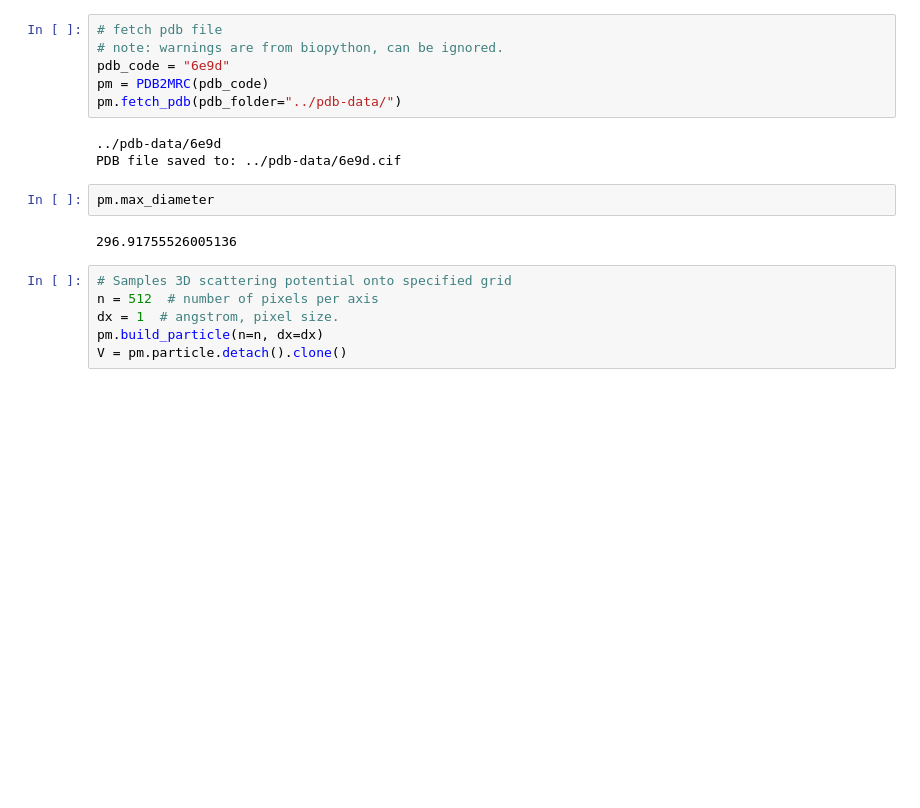
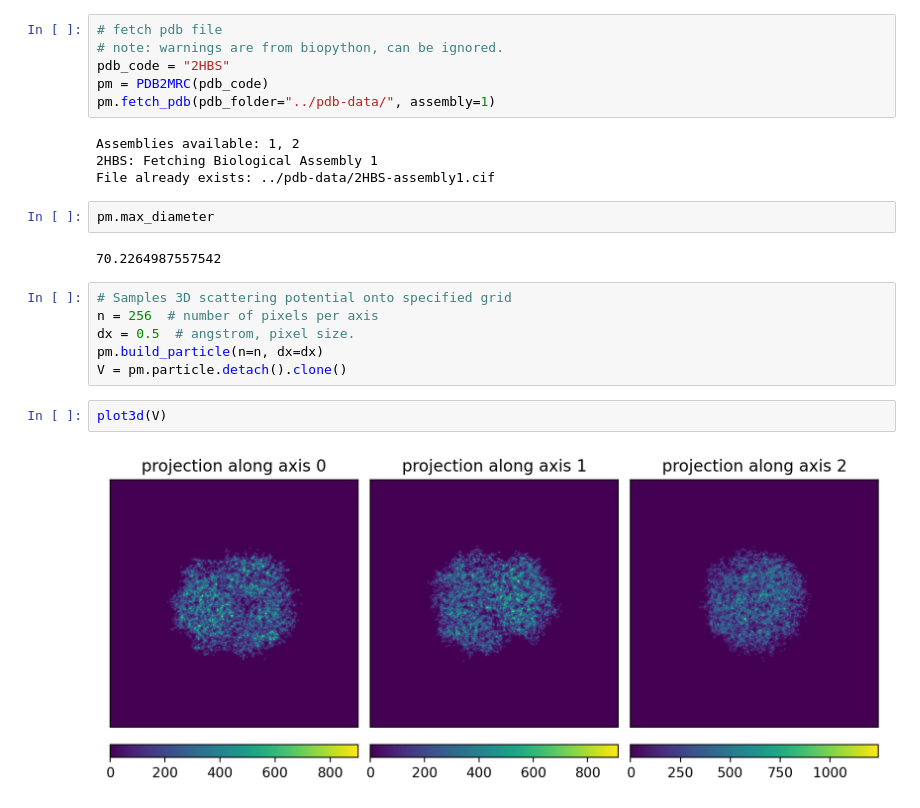
Before and after one commit to joelyeois/specter, a Jupyter notebook: dev-notebooks/duplicate-particle-neighbours.ipynb, the cells around one changed output. Drawn from its saved outputs; the diff is of its cells as text; blank space fills up the shorter version.

Commit message:
update pdb fetcher

```diff
--- a/dev-notebooks/duplicate-particle-neighbours.ipynb
+++ b/dev-notebooks/duplicate-particle-neighbours.ipynb
@@ -19,19 +24,24 @@ from fft_tools import fft2
 # %%
 # fetch pdb file
 # note: warnings are from biopython, can be ignored.
-pdb_code = "6e9d"
+pdb_code = "2HBS"
 pm = PDB2MRC(pdb_code)
-pm.fetch_pdb(pdb_folder="../pdb-data/")
+pm.fetch_pdb(pdb_folder="../pdb-data/", assembly=1)
 # %% [output]
-../pdb-data/6e9d
-PDB file saved to: ../pdb-data/6e9d.cif
+Assemblies available: 1, 2
+2HBS: Fetching Biological Assembly 1
+File already exists: ../pdb-data/2HBS-assembly1.cif
 # %%
 pm.max_diameter
 # %% [output]
-296.91755526005136
+70.2264987557542
 # %%
 # Samples 3D scattering potential onto specified grid
-n = 512  # number of pixels per axis
-dx = 1  # angstrom, pixel size.
+n = 256  # number of pixels per axis
+dx = 0.5  # angstrom, pixel size.
 pm.build_particle(n=n, dx=dx)
 V = pm.particle.detach().clone()
+# %%
+plot3d(V)
+# %% [output]
+[figure, added]
```
Also changed, not shown: parts of 3 cells of this notebook, 7 other files.
